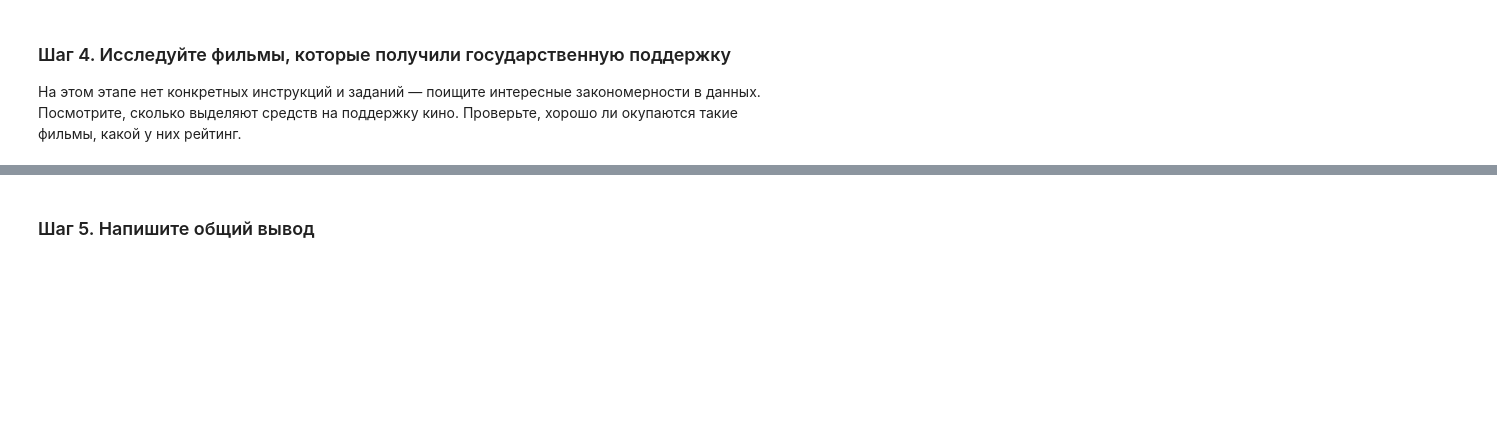
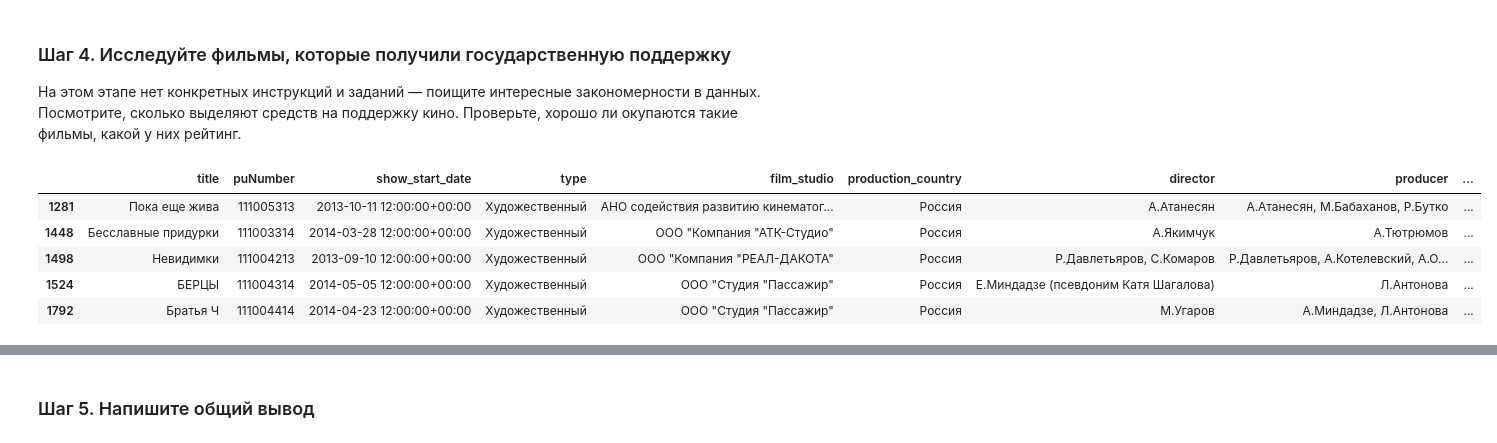
Before and after one commit to VSXV/Data-Science-Projects, a Jupyter notebook: d11dfd07-1855-413a-b591-15d13f4190ed.ipynb, the cells around one changed output, grey strips where cells are left out. Saved outputs shown, nothing was run; the diff lists cells and outputs as text; code cells hidden in the pictures; blank space fills up the shorter version.

```diff
--- a/d11dfd07-1855-413a-b591-15d13f4190ed.ipynb
+++ b/d11dfd07-1855-413a-b591-15d13f4190ed.ipynb
@@ -423,0 +421,9 @@ data.query('2015 <= year <= 2019').pivot_table(index='year', columns='age_restri
+# %%
+data_financing.head()
+# %% [output]
+|  | title | puNumber | show_start_date | type | film_studio | production_country | director | producer | ... |
+| 1281 | Пока еще жива | 111005313 | 2013-10-11 12:00:00+00:00 | Художественный | АНО содействия развитию кинематог... | Россия | А.Атанесян | А.Атанесян, М.Бабаханов, Р.Бутко | ... |
+| 1448 | Бесславные придурки | 111003314 | 2014-03-28 12:00:00+00:00 | Художественный | ООО "Компания "АТК-Студио" | Россия | А.Якимчук | А.Тютрюмов | ... |
+| 1498 | Невидимки | 111004213 | 2013-09-10 12:00:00+00:00 | Художественный | ООО "Компания "РЕАЛ-ДАКОТА" | Россия | Р.Давлетьяров, С.Комаров | Р.Давлетьяров, А.Котелевский, А.О... | ... |
+| 1524 | БЕРЦЫ | 111004314 | 2014-05-05 12:00:00+00:00 | Художественный | ООО "Студия "Пассажир" | Россия | Е.Миндадзе (псевдоним Катя Шагалова) | Л.Антонова | ... |
+| 1792 | Братья Ч | 111004414 | 2014-04-23 12:00:00+00:00 | Художественный | ООО "Студия "Пассажир" | Россия | М.Угаров | А.Миндадзе, Л.Антонова | ... |
```
Also changed, not shown: parts of 5 cells of this notebook.
